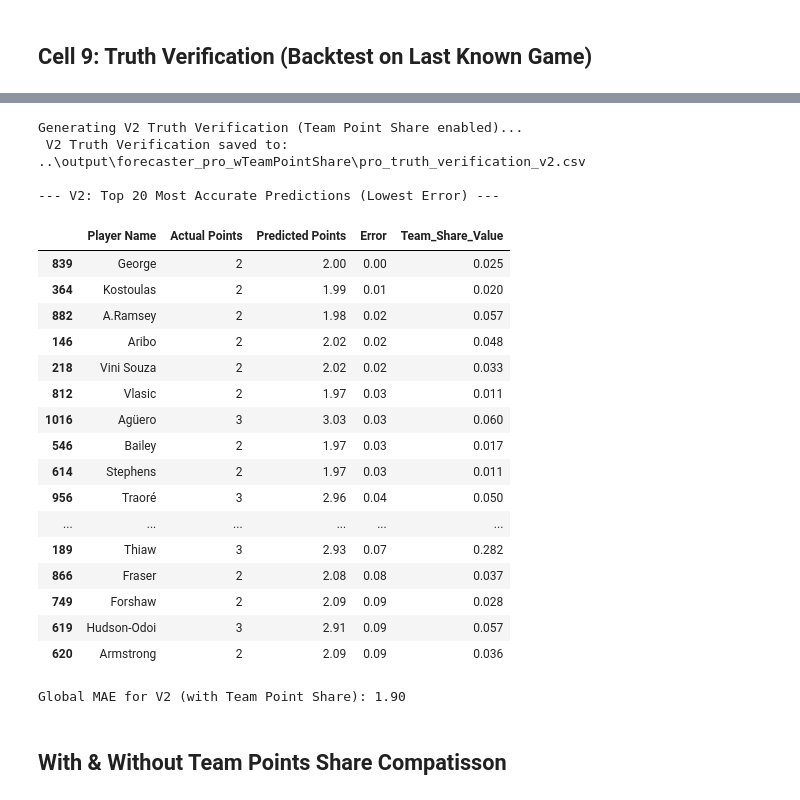
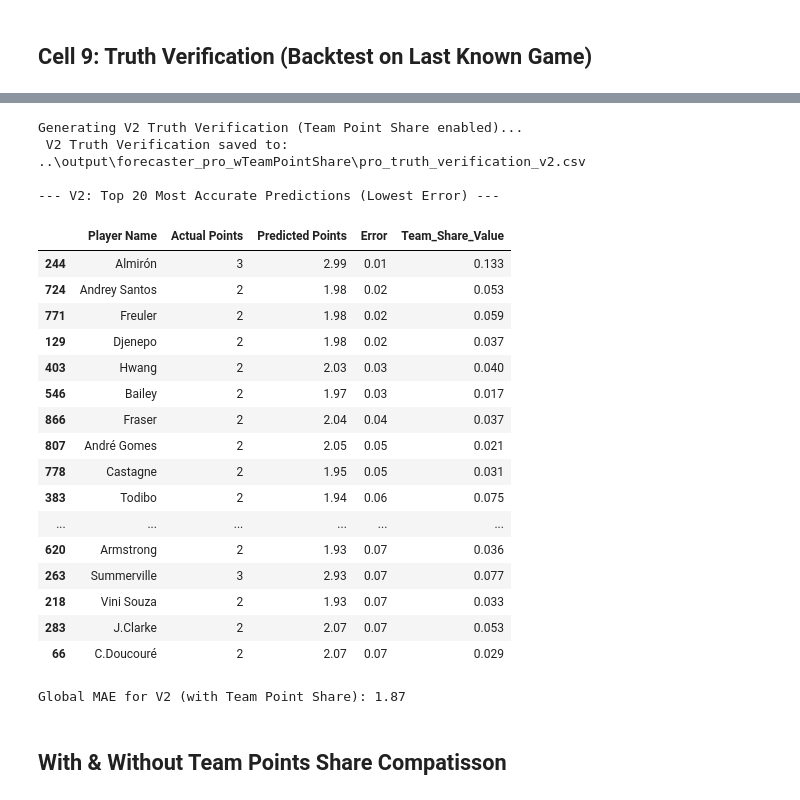
Before and after one commit to sophiedelrey/fpl_pipeline, a Jupyter notebook: models/forecaster_pro.ipynb, the cells around one changed output, grey strips where cells are left out. Cells and saved outputs as stored; diff of their text form; code cells hidden in the pictures.

```diff
--- a/models/forecaster_pro.ipynb
+++ b/models/forecaster_pro.ipynb
@@ -1155,7 +1865,7 @@ current_model = model_raw
 all_detailed_results = []
 lag_cols = [f'lag_{i}' for i in range(6, 0, -1)]
 
-print(f"Generating Truth Verification using {type(current_model).__name__} (12-feature mode)...")
+print(f"Generating Truth Verification using {type(current_model).__name__} (13-feature mode)...")
 
 # 3. Group by UUID to maintain player history integrity
 for pid, group in df_augmented.groupby('Player UUID'):
@@ -1170,7 +1880,7 @@ for pid, group in df_augmented.groupby('Player UUID'):
         pos = actual_row['Position']
         actual_points = actual_row['Total Points']
 
-        # Prepare Features (Added the 12th feature: Prev_Season_Avg_Points)
+        # Prepare Features (13 features: 6 lags + 7 context)
         window_points = list(backtest_rows['Total Points'].values)
         context_features = [
             pos,
@@ -1178,13 +1888,16 @@ for pid, group in df_augmented.groupby('Player UUID'):
             actual_row['Next_Is_Home'],
             actual_row['Rolling_Avg_Minutes_5'],
             actual_row['Season_Phase'],
-            actual_row['Prev_Season_Avg_Points']  # <--- FIXED: Added 12th feature
+            actual_row['Prev_Season_Avg_Points'],
+            actual_row['Avg_Pts_vs_Difficulty']   # 13th feature added
         ]
 
-        # Create input DataFrame with 12 aligned columns
+        # Create input DataFrame with 13 aligned columns
         feature_vector = window_points + context_features
         columns = lag_cols + ['position', 'next_difficulty', 'next_is_home',
-                             'rolling_min', 'season_phase', 'season_baseline'] # <--- FIXED: Added column name
+                              'rolling_min', 'season_phase', 'season_baseline',
+                              'avg_pts_vs_diff']
+
 
         input_df = pd.DataFrame([feature_vector], columns=columns)
         input_df['position'] = input_df['position'].astype('category')
@@ -1271,7 +1986,9 @@ def generate_fpl_windows_v2(df, window_size=6):
         avg_min = group['Rolling_Avg_Minutes_5'].values
         phase = group['Season_Phase'].values
         # Team_Point_Share is already fully lagged from Cell 1 — no extra shift needed
-        point_share = group['Team_Point_Share'].values
+        point_share  = group['Team_Point_Share'].values
+        avg_vs_diff  = group['Avg_Pts_vs_Difficulty'].values
+        baseline     = group['Prev_Season_Avg_Points'].values
         group_indices = group.index.tolist()
 
         if len(points) <= window_size:
@@ -1286,20 +2003,22 @@ def generate_fpl_windows_v2(df, window_size=6):
             t_home  = next_home[i + window_size - 1]
             t_min   = avg_min[i + window_size - 1]
             t_phase = phase[i + window_size - 1]
-            t_share = point_share[i + window_size - 1]
+            t_share    = point_share[i + window_size - 1]
+            t_avg_diff = avg_vs_diff[i + window_size - 1]
+            t_baseline = baseline[i + window_size - 1]
 
             target_points = points[i + window_size]
 
             if np.all(window == 0) and target_points == 0:
                 continue
 
-            row = list(window) + [position, t_diff, t_home, t_min, t_phase, t_share, target_points]
+            row = list(window) + [position, t_diff, t_home, t_min, t_phase, t_baseline, t_share, t_avg_diff, target_points]
             train_data.append(row)
             source_indices.append(group_indices[i + window_size])
 
     cols = [f'lag_{i}' for i in range(window_size, 0, -1)] + \
            ['position', 'next_difficulty', 'next_is_home', 'rolling_min',
-            'season_phase', 'team_share', 'target']
+            'season_phase', 'season_baseline', 'team_share', 'avg_pts_vs_diff', 'target']
 
     result_df = pd.DataFrame(train_data, columns=cols)
     result_df.index = source_indices  # align with df_augmented indices
@@ -1343,21 +2062,26 @@ for pid, group in df_inf_active_v2.groupby('Player UUID'):
     if len(group) >= 6:
         last_row = group.iloc[-1]
         lags = list(group['Total Points'].tail(6).values)
+
         row = lags + [
             last_row['Position'],
             last_row['Next_Opponent_Difficulty'],
             last_row['Next_Is_Home'],
             last_row['Rolling_Avg_Minutes_5'],
             last_row['Season_Phase'],
-            last_row['Team_Point_Share']
+            last_row['Prev_Season_Avg_Points'],
+            last_row['Team_Point_Share'],
+            last_row['Avg_Pts_vs_Difficulty']
         ]
         inference_data_v2.append(row)
         player_names_v2.append(last_row['Web Name'])
 
 # Build inference DataFrame using the exact column names the model was trained on
+
 feature_cols_v2 = [f'lag_{i}' for i in range(6, 0, -1)] + \
                   ['position', 'next_difficulty', 'next_is_home',
-                   'rolling_min', 'season_phase', 'team_share']
+                   'rolling_min', 'season_phase', 'season_baseline',
+                   'team_share', 'avg_pts_vs_diff']
 
 inf_df_v2 = pd.DataFrame(inference_data_v2, columns=feature_cols_v2)
 inf_df_v2['position'] = inf_df_v2['position'].astype('category')
@@ -1429,18 +2153,21 @@ for pid, group in df_augmented.groupby('Player UUID'):
 
         # Prepare Features (Including Team_Point_Share)
         window_points = list(backtest_rows['Total Points'].values)
+
         context_features = [
             pos,
             actual_row['Next_Opponent_Difficulty'],
             actual_row['Next_Is_Home'],
             actual_row['Rolling_Avg_Minutes_5'],
             actual_row['Season_Phase'],
-            actual_row['Team_Point_Share'] # The added V2 feature
+            actual_row['Prev_Season_Avg_Points'],
+            actual_row['Team_Point_Share'],
+            actual_row['Avg_Pts_vs_Difficulty']
         ]
 
-        # Create input DataFrame matching model_v2 structure
         columns_v2 = lag_cols + ['position', 'next_difficulty', 'next_is_home',
-                                 'rolling_min', 'season_phase', 'team_share']
+                                 'rolling_min', 'season_phase', 'season_baseline',
+                                 'team_share', 'avg_pts_vs_diff']
         input_df_v2 = pd.DataFrame([window_points + context_features], columns=columns_v2)
         input_df_v2['position'] = input_df_v2['position'].astype('category')
 
@@ -1450,50 +2177,50 @@ for pid, group in df_augmented.groupby('Player UUID'):
 
         all_results_v2.append({
             'Player Name': name,
             'Actual Points': actual_points,
             'Predicted Points': round(float(pred_val), 2),
             'Error': round(abs(pred_val - actual_points), 2),
             'Team_Share_Value': round(actual_row['Team_Point_Share'], 3)
         })
 
 # 4. Save and Display Results
 # Sorted by Error (lowest to highest)
 full_truth_v2_df = pd.DataFrame(all_results_v2).sort_values(by='Error', ascending=True)
 full_truth_v2_df.to_csv(full_truth_v2_path, index=False, encoding="utf-8-sig")
 
 print(f" V2 Truth Verification saved to: {full_truth_v2_path}")
 
 # Display the 20 most accurate predictions for V2
 print("\n--- V2: Top 20 Most Accurate Predictions (Lowest Error) ---")
 display(full_truth_v2_df.head(20))
 
 # 5. Final Audit Metrics for V2
 if not full_truth_v2_df.empty:
     mae_v2 = full_truth_v2_df['Error'].mean()
     print(f"\nGlobal MAE for V2 (with Team Point Share): {mae_v2:.2f}")
 # %% [output]
 Generating V2 Truth Verification (Team Point Share enabled)...
  V2 Truth Verification saved to: ..\output\forecaster_pro_wTeamPointShare\pro_truth_verification_v2.csv
 
 --- V2: Top 20 Most Accurate Predictions (Lowest Error) ---
 |  | Player Name | Actual Points | Predicted Points | Error | Team_Share_Value |
-| 839 | George | 2 | 2.00 | 0.00 | 0.025 |
-| 364 | Kostoulas | 2 | 1.99 | 0.01 | 0.020 |
-| 882 | A.Ramsey | 2 | 1.98 | 0.02 | 0.057 |
-| 146 | Aribo | 2 | 2.02 | 0.02 | 0.048 |
-| 218 | Vini Souza | 2 | 2.02 | 0.02 | 0.033 |
-| 812 | Vlasic | 2 | 1.97 | 0.03 | 0.011 |
-| 1016 | Agüero | 3 | 3.03 | 0.03 | 0.060 |
+| 244 | Almirón | 3 | 2.99 | 0.01 | 0.133 |
+| 724 | Andrey Santos | 2 | 1.98 | 0.02 | 0.053 |
+| 771 | Freuler | 2 | 1.98 | 0.02 | 0.059 |
+| 129 | Djenepo | 2 | 1.98 | 0.02 | 0.037 |
+| 403 | Hwang | 2 | 2.03 | 0.03 | 0.040 |
 | 546 | Bailey | 2 | 1.97 | 0.03 | 0.017 |
-| 614 | Stephens | 2 | 1.97 | 0.03 | 0.011 |
-| 956 | Traoré | 3 | 2.96 | 0.04 | 0.050 |
+| 866 | Fraser | 2 | 2.04 | 0.04 | 0.037 |
+| 807 | André Gomes | 2 | 2.05 | 0.05 | 0.021 |
+| 778 | Castagne | 2 | 1.95 | 0.05 | 0.031 |
+| 383 | Todibo | 2 | 1.94 | 0.06 | 0.075 |
 | ... | ... | ... | ... | ... | ... |
-| 189 | Thiaw | 3 | 2.93 | 0.07 | 0.282 |
-| 866 | Fraser | 2 | 2.08 | 0.08 | 0.037 |
-| 749 | Forshaw | 2 | 2.09 | 0.09 | 0.028 |
-| 619 | Hudson-Odoi | 3 | 2.91 | 0.09 | 0.057 |
-| 620 | Armstrong | 2 | 2.09 | 0.09 | 0.036 |
+| 620 | Armstrong | 2 | 1.93 | 0.07 | 0.036 |
+| 263 | Summerville | 3 | 2.93 | 0.07 | 0.077 |
+| 218 | Vini Souza | 2 | 1.93 | 0.07 | 0.033 |
+| 283 | J.Clarke | 2 | 2.07 | 0.07 | 0.053 |
+| 66 | C.Doucouré | 2 | 2.07 | 0.07 | 0.029 |
-Global MAE for V2 (with Team Point Share): 1.90
+Global MAE for V2 (with Team Point Share): 1.87
 # %% [markdown]
 ## With & Without Team Points Share Compatisson
 # %%
```
Also changed, not shown: parts of 57 cells of this notebook, 1 other file.
